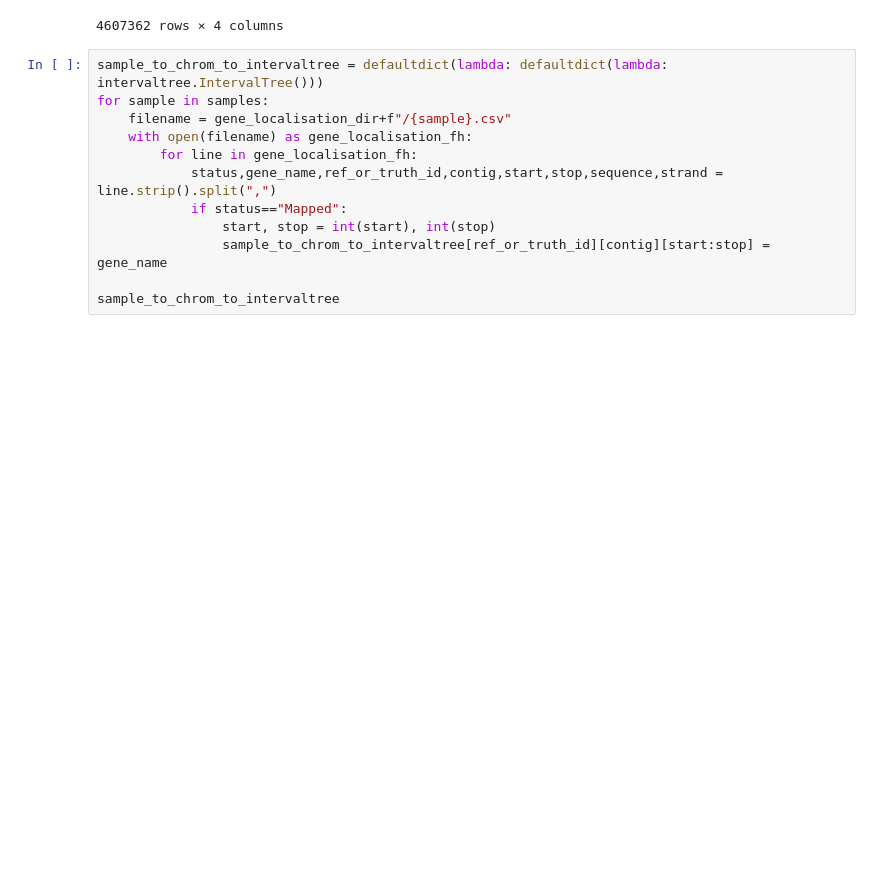
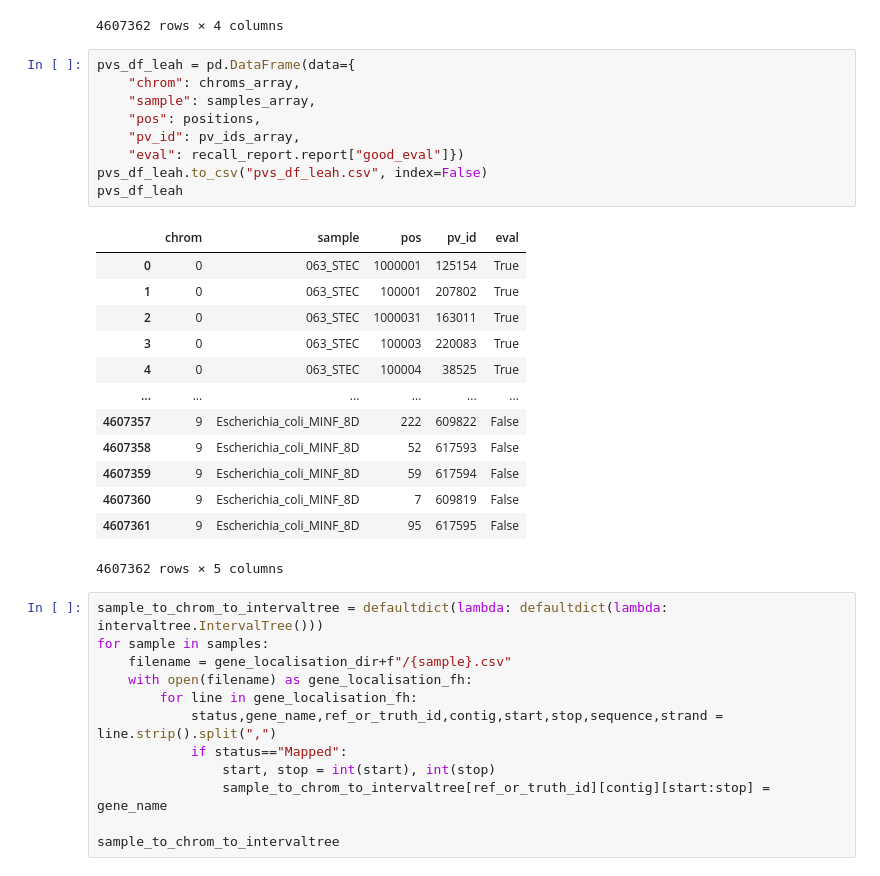
Before and after one commit to leoisl/pandora_paper_roc, a Jupyter notebook: external_scripts/pandora_FN_exploration/pandora_FN_exploration.ipynb, the cells around one changed output. Drawn from its saved outputs; the diff is of its cells as text; blank space fills up the shorter version.

```diff
--- a/external_scripts/pandora_FN_exploration/pandora_FN_exploration.ipynb
+++ b/external_scripts/pandora_FN_exploration/pandora_FN_exploration.ipynb
@@ -89,6 +89,29 @@ pvs_df
 | 4607360 | 9 | Escherichia_coli_MINF_8D | 7 | 609819 |
 | 4607361 | 9 | Escherichia_coli_MINF_8D | 95 | 617595 |
 4607362 rows × 4 columns
+# %%
+pvs_df_leah = pd.DataFrame(data={
+    "chrom": chroms_array,
+    "sample": samples_array,
+    "pos": positions,
+    "pv_id": pv_ids_array,
+    "eval": recall_report.report["good_eval"]})
+pvs_df_leah.to_csv("pvs_df_leah.csv", index=False)
+pvs_df_leah
+# %% [output]
+|  | chrom | sample | pos | pv_id | eval |
+| 0 | 0 | 063_STEC | 1000001 | 125154 | True |
+| 1 | 0 | 063_STEC | 100001 | 207802 | True |
+| 2 | 0 | 063_STEC | 1000031 | 163011 | True |
+| 3 | 0 | 063_STEC | 100003 | 220083 | True |
+| 4 | 0 | 063_STEC | 100004 | 38525 | True |
+| ... | ... | ... | ... | ... | ... |
+| 4607357 | 9 | Escherichia_coli_MINF_8D | 222 | 609822 | False |
+| 4607358 | 9 | Escherichia_coli_MINF_8D | 52 | 617593 | False |
+| 4607359 | 9 | Escherichia_coli_MINF_8D | 59 | 617594 | False |
+| 4607360 | 9 | Escherichia_coli_MINF_8D | 7 | 609819 | False |
+| 4607361 | 9 | Escherichia_coli_MINF_8D | 95 | 617595 | False |
+4607362 rows × 5 columns
 # %%
 sample_to_chrom_to_intervaltree = defaultdict(lambda: defaultdict(lambda: intervaltree.IntervalTree()))
 for sample in samples:
```
Also changed, not shown: parts of 1 cell of this notebook, 2 other files.
